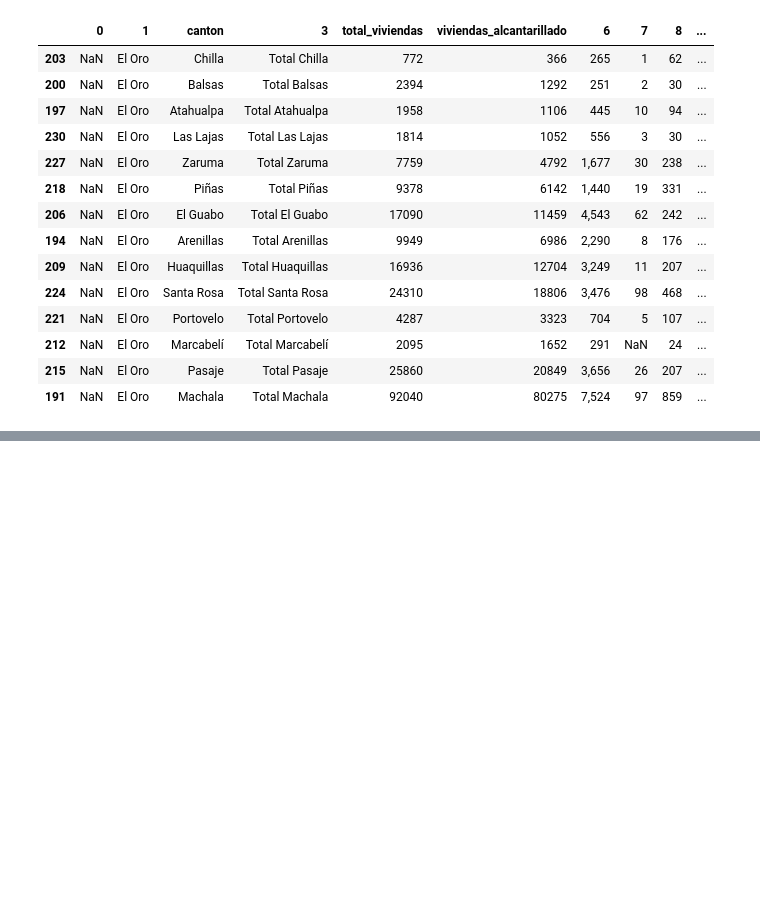
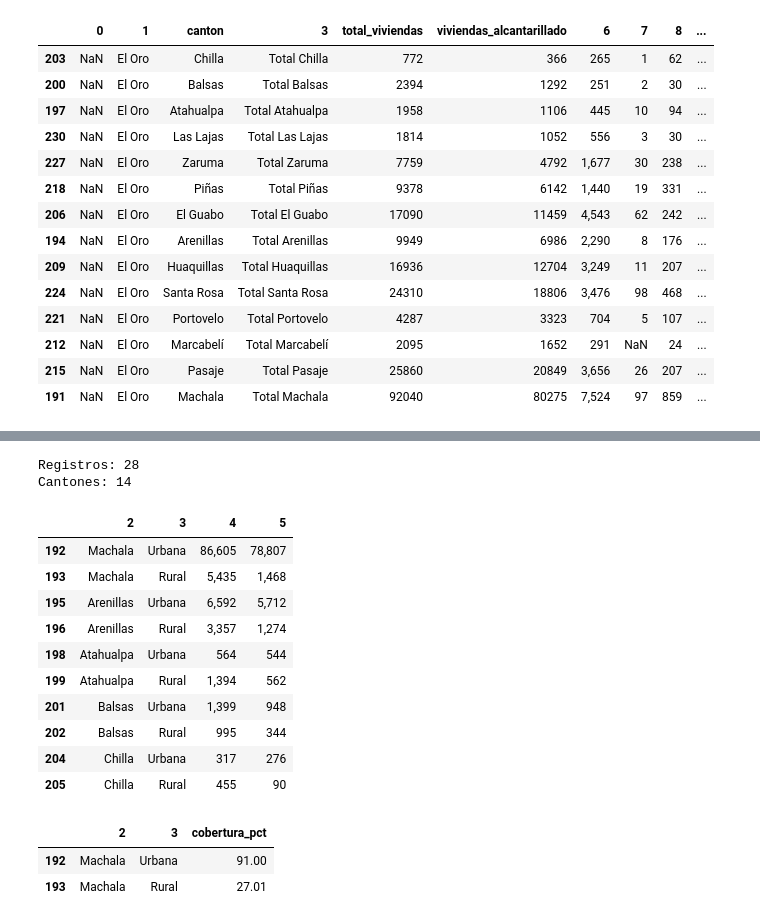
Before and after one commit to Cici160401/ecuador-desigual, a Jupyter notebook: notebooks/01_exploracion.ipynb, the cells around one changed output, grey strips where cells are left out. Saved outputs shown, nothing was run; the diff lists cells and outputs as text; code cells hidden in the pictures; blank space fills up the shorter version.

```diff
--- a/notebooks/01_exploracion.ipynb
+++ b/notebooks/01_exploracion.ipynb
@@ -232,0 +270,24 @@ df_cantones.sort_values(by="cobertura_pct", ascending=True)
+# %%
+df_areas = df_el_oro[
+    (df_el_oro[3].isin(["Urbana", "Rural"])) &
+    (df_el_oro[2] != "Total El Oro")
+].copy()
+# %%
+print("Registros:", len(df_areas))
+print("Cantones:", df_areas[2].nunique())
+
+df_areas[[2, 3, 4, 5]].head(10)
+# %% [output]
+Registros: 28
+Cantones: 14
+|  | 2 | 3 | 4 | 5 |
+| 192 | Machala | Urbana | 86,605 | 78,807 |
+| 193 | Machala | Rural | 5,435 | 1,468 |
+| 195 | Arenillas | Urbana | 6,592 | 5,712 |
+| 196 | Arenillas | Rural | 3,357 | 1,274 |
+| 198 | Atahualpa | Urbana | 564 | 544 |
+| 199 | Atahualpa | Rural | 1,394 | 562 |
+| 201 | Balsas | Urbana | 1,399 | 948 |
+| 202 | Balsas | Rural | 995 | 344 |
+| 204 | Chilla | Urbana | 317 | 276 |
+| 205 | Chilla | Rural | 455 | 90 |
@@ -232,0 +306,9 @@ df_cantones.sort_values(by="cobertura_pct", ascending=True)
+# %%
+df_areas.loc[
+    df_areas[2] == "Machala",
+    [2, 3, "cobertura_pct"]
+]
+# %% [output]
+|  | 2 | 3 | cobertura_pct |
+| 192 | Machala | Urbana | 91.00 |
+| 193 | Machala | Rural | 27.01 |
```
Also changed, not shown: parts of 6 cells of this notebook, 1 other file.
